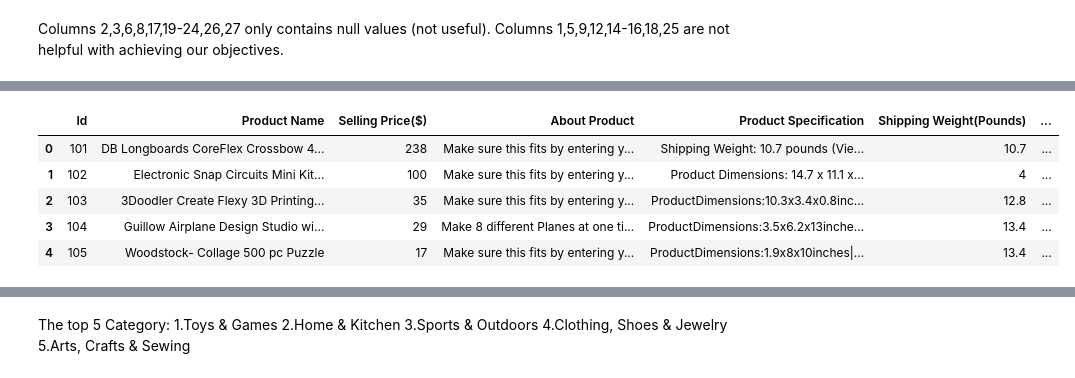
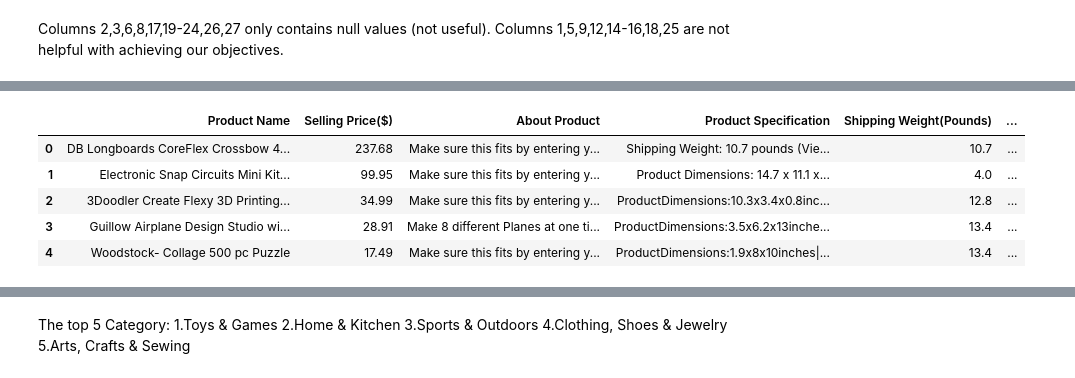
Before and after one commit to sherincheah/amz-ecom-recommender, a Jupyter notebook: Data Cleaning & EDA for Amazon products.ipynb, the cells around one changed output, grey strips where cells are left out. Drawn from its saved outputs; the diff is of its cells as text; code cells hidden in the pictures.

```diff
--- a/Data Cleaning & EDA for Amazon products.ipynb
+++ b/Data Cleaning & EDA for Amazon products.ipynb
@@ -6,7 +6,7 @@ import numpy as np
 #upload data set to colab from desktop
 #once uploaded, load data set
 
-dataset = pd.read_csv("amazon consumer dataset ver2.csv")
+dataset = pd.read_csv("amazon products.csv")
 dataset.head(5)
 # %% [output]
 |  | Uniq Id | Product Name | Brand Name | Asin | Category | Upc Ean Code | List Price | Selling Price | ... |
@@ -64,7 +64,7 @@ Length: 10002, dtype: bool
 All 10002 rows are unique.
 # %%
 #Dropping redundant columns
-cols = [2,3,5,6,8,9,12,14,15,16,17,18,19,20,21,22,23,24,25,26,27]
+cols = [0,2,3,5,6,8,9,12,14,15,16,17,18,19,20,21,22,23,24,25,26,27]
 dataset.drop(dataset.columns[cols], axis =1, inplace=True)
 # %% [markdown]
 Columns 2,3,6,8,17,19-24,26,27 only contains null values (not useful).
@@ -119,14 +118,15 @@ dataset.head()
 # %%
 dataset.rename(columns = {'Uniq Id':'Id','Shipping Weight':'Shipping Weight(Pounds)', 'Selling Price':'Selling Price($)'}, inplace = True)
-dataset['Selling Price($)'] = dataset['Selling Price($)'].str.strip('$')
+
 dataset['Shipping Weight(Pounds)'] = dataset['Shipping Weight(Pounds)'].str.strip('ounces')
-dataset['Shipping Weight(Pounds)'] = dataset['Shipping Weight(Pounds)'].str.strip('pounds')
+dataset['Shipping Weight(Pounds)'] = dataset['Shipping Weight(Pounds)'].str.strip('pounds').astype(float)
+dataset['Selling Price($)'] = dataset['Selling Price($)'].str.replace('$', '').astype(float)
 
 dataset.head()
 # %% [output]
-|  | Id | Product Name | Selling Price($) | About Product | Product Specification | Shipping Weight(Pounds) | ... |
-| 0 | 101 | DB Longboards CoreFlex Crossbow 4... | 238 | Make sure this fits by entering y... | Shipping Weight: 10.7 pounds (Vie... | 10.7 | ... |
-| 1 | 102 | Electronic Snap Circuits Mini Kit... | 100 | Make sure this fits by entering y... | Product Dimensions: 14.7 x 11.1 x... | 4 | ... |
-| 2 | 103 | 3Doodler Create Flexy 3D Printing... | 35 | Make sure this fits by entering y... | ProductDimensions:10.3x3.4x0.8inc... | 12.8 | ... |
-| 3 | 104 | Guillow Airplane Design Studio wi... | 29 | Make 8 different Planes at one ti... | ProductDimensions:3.5x6.2x13inche... | 13.4 | ... |
-| 4 | 105 | Woodstock- Collage 500 pc Puzzle | 17 | Make sure this fits by entering y... | ProductDimensions:1.9x8x10inches|... | 13.4 | ... |
+|  | Product Name | Selling Price($) | About Product | Product Specification | Shipping Weight(Pounds) | ... |
+| 0 | DB Longboards CoreFlex Crossbow 4... | 237.68 | Make sure this fits by entering y... | Shipping Weight: 10.7 pounds (Vie... | 10.7 | ... |
+| 1 | Electronic Snap Circuits Mini Kit... | 99.95 | Make sure this fits by entering y... | Product Dimensions: 14.7 x 11.1 x... | 4.0 | ... |
+| 2 | 3Doodler Create Flexy 3D Printing... | 34.99 | Make sure this fits by entering y... | ProductDimensions:10.3x3.4x0.8inc... | 12.8 | ... |
+| 3 | Guillow Airplane Design Studio wi... | 28.91 | Make 8 different Planes at one ti... | ProductDimensions:3.5x6.2x13inche... | 13.4 | ... |
+| 4 | Woodstock- Collage 500 pc Puzzle | 17.49 | Make sure this fits by entering y... | ProductDimensions:1.9x8x10inches|... | 13.4 | ... |
```
Also changed, not shown: parts of 33 cells of this notebook.
